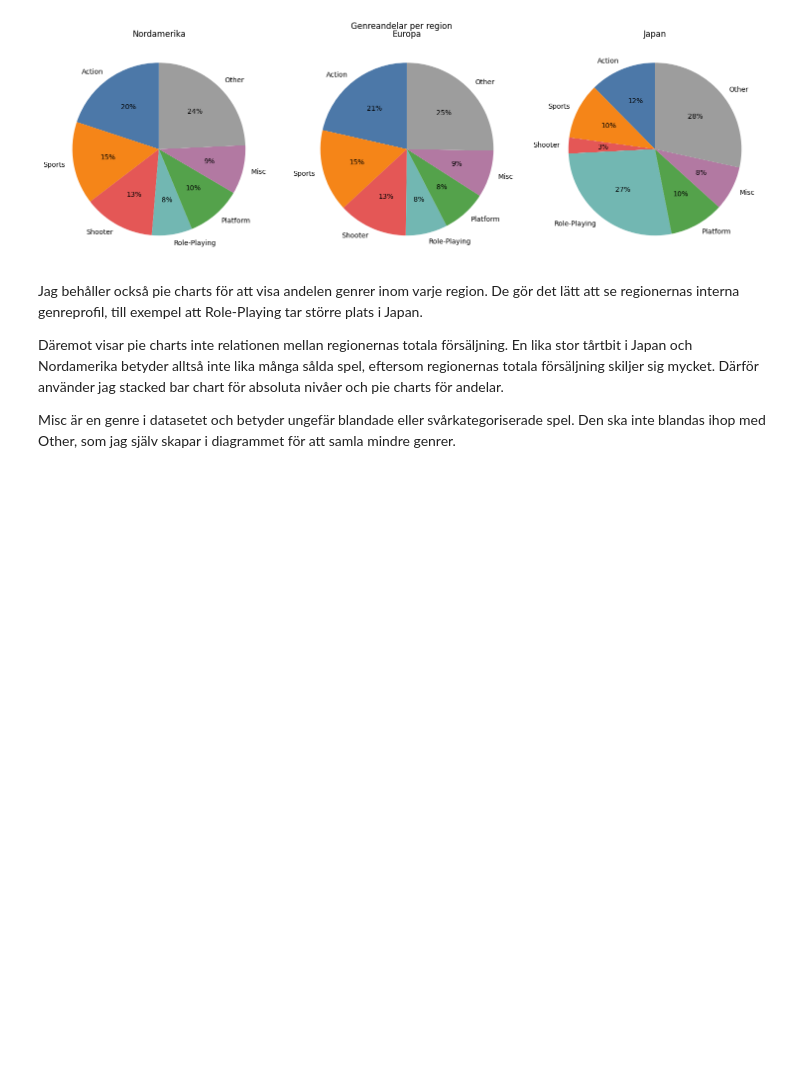
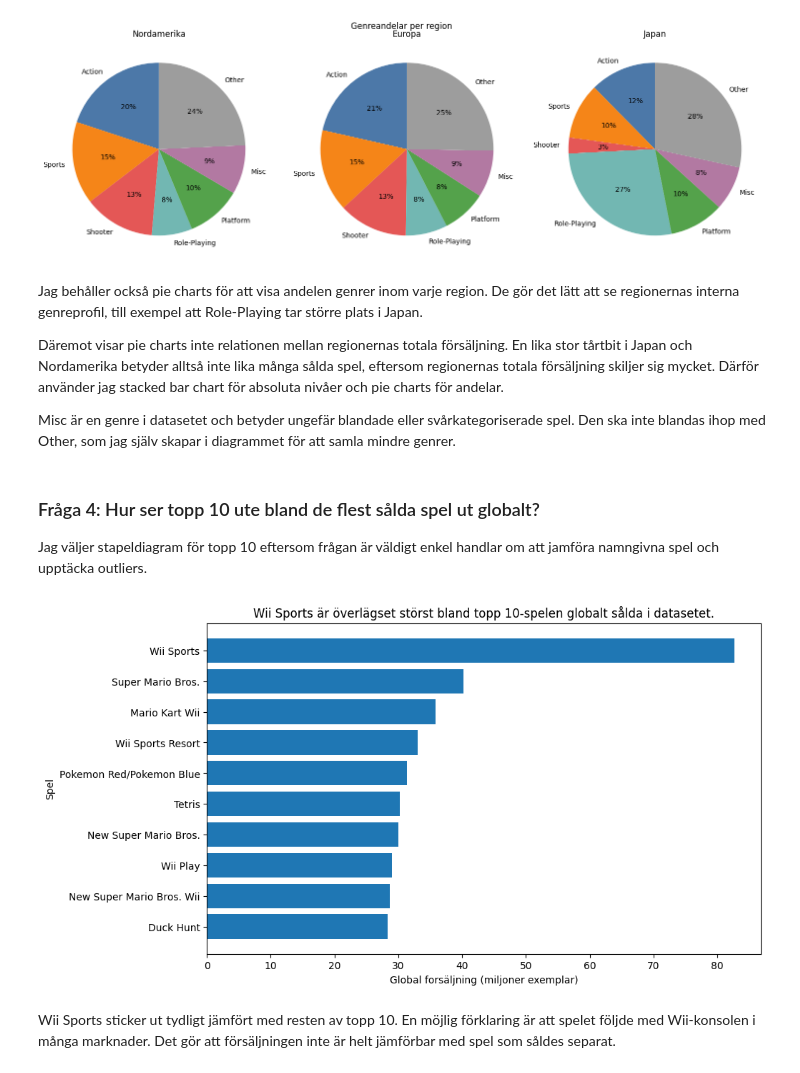
Before and after one commit to havietkok-sys/kk1-videogames-sales, a Jupyter notebook: notebook.ipynb, the cells around one changed output. Drawn from its saved outputs; the diff is of its cells as text; code cells hidden in the pictures; blank space fills up the shorter version.

Commit message:
A quick graf of the 10 most sold games globaly

```diff
--- a/notebook.ipynb
+++ b/notebook.ipynb
@@ -296,3 +296,22 @@ Jag behåller också pie charts för att visa andelen genrer inom varje region.
 Däremot visar pie charts inte relationen mellan regionernas totala försäljning. En lika stor tårtbit i Japan och Nordamerika betyder alltså inte lika många sålda spel, eftersom regionernas totala försäljning skiljer sig mycket. Därför använder jag stacked bar chart för absoluta nivåer och pie charts för andelar.
 
 Misc är en genre i datasetet och betyder ungefär blandade eller svårkategoriserade spel. Den ska inte blandas ihop med Other, som jag själv skapar i diagrammet för att samla mindre genrer.
+# %% [markdown]
+### Fråga 4: Hur ser topp 10 ute bland de flest sålda spel ut globalt?
+
+Jag väljer stapeldiagram för topp 10 eftersom frågan är väldigt enkel handlar om att jamföra namngivna spel och upptäcka outliers.
+# %%
+top_games = analysis_df.nlargest(10, "Global_Sales").sort_values("Global_Sales", ascending=True)
+
+fig, ax = plt.subplots(figsize=(10, 6))
+ax.barh(top_games["Name"], top_games["Global_Sales"])
+ax.set_title("Wii Sports är överlägset störst bland topp 10-spelen globalt sålda i datasetet.")
+ax.set_xlabel("Global forsäljning (miljoner exemplar)")
+ax.set_ylabel("Spel")
+ax.set_xlim(left=0)
+
+plt.show()
+# %% [output]
+[figure, added]
+# %% [markdown]
+Wii Sports sticker ut tydligt jämfört med resten av topp 10. En möjlig förklaring är att spelet följde med Wii-konsolen i många marknader. Det gör att försäljningen inte är helt jämförbar med spel som såldes separat.
```
